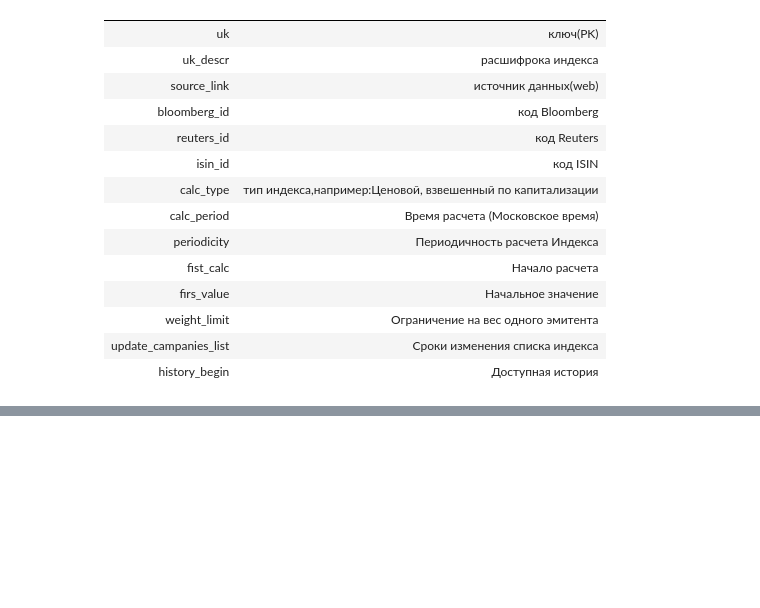
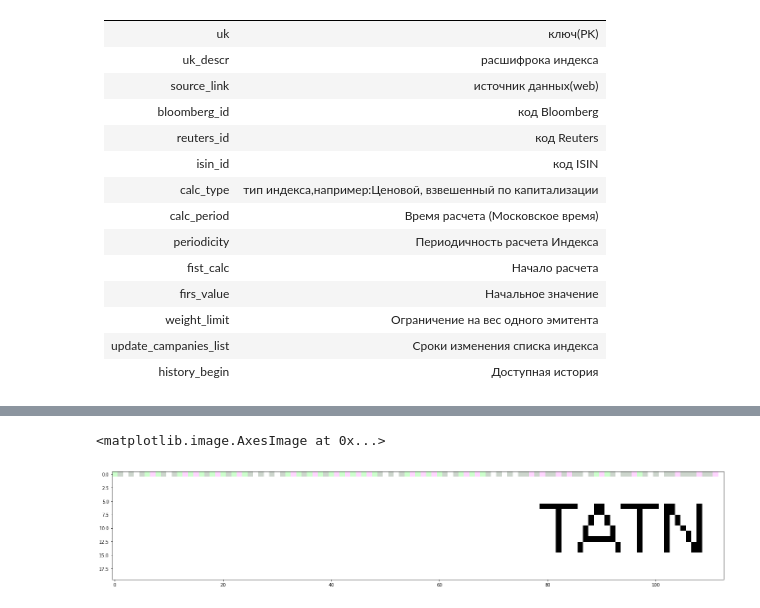
Before and after one commit to Rayveni/PY, a Jupyter notebook: finance/mosex.ipynb, the cells around one changed output, grey strips where cells are left out. Saved outputs shown, nothing was run; the diff lists cells and outputs as text; code cells hidden in the pictures; blank space fills up the shorter version.

```diff
--- a/finance/mosex.ipynb
+++ b/finance/mosex.ipynb
@@ -98,0 +180,10 @@ k
+# %%
+def convert_RGB_to_BGRarray(img):
+    img_array=np.array(img.convert('RGB'))
+    return img_array[:, :, ::-1]
+# %%
+plt.figure(figsize=(25,20))
+plt.imshow(convert_RGB_to_BGRarray(k[-4]))
+# %% [output]
+<matplotlib.image.AxesImage at 0x...>
+[figure, added]
```
Also changed, not shown: parts of 31 cells of this notebook.
